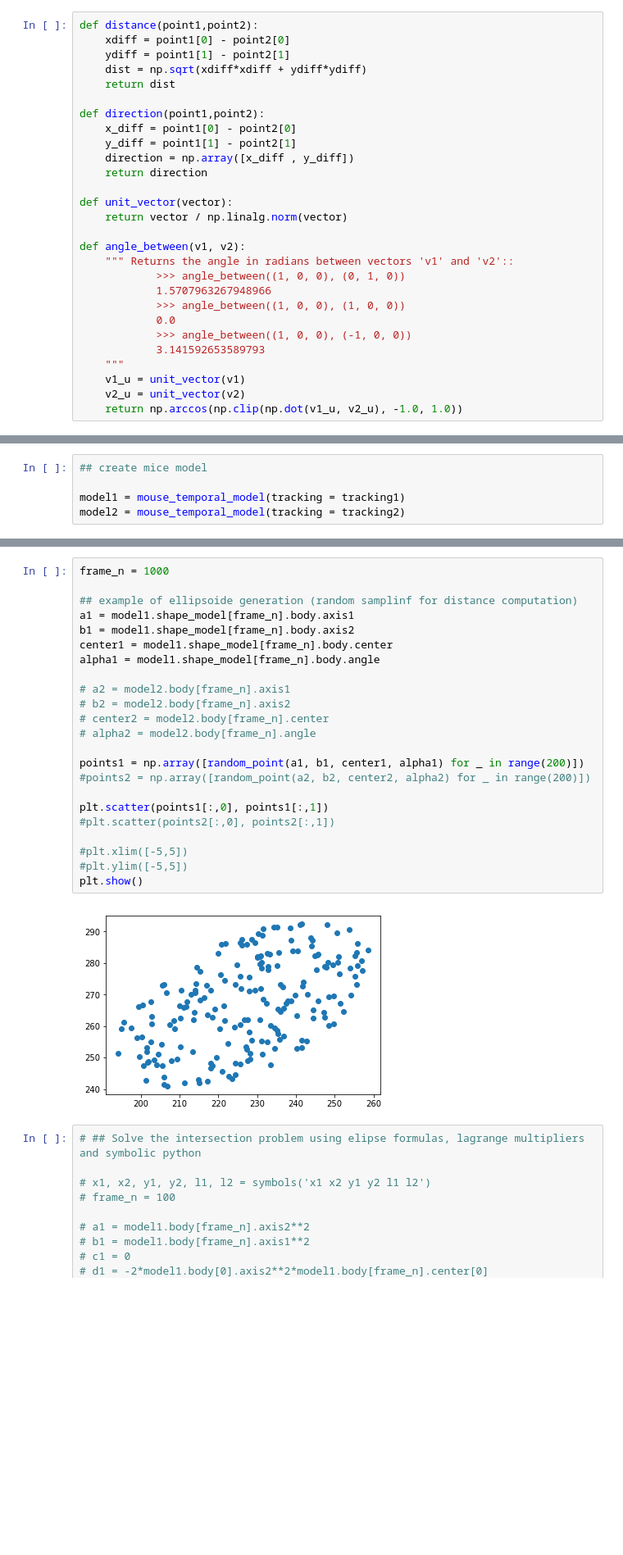
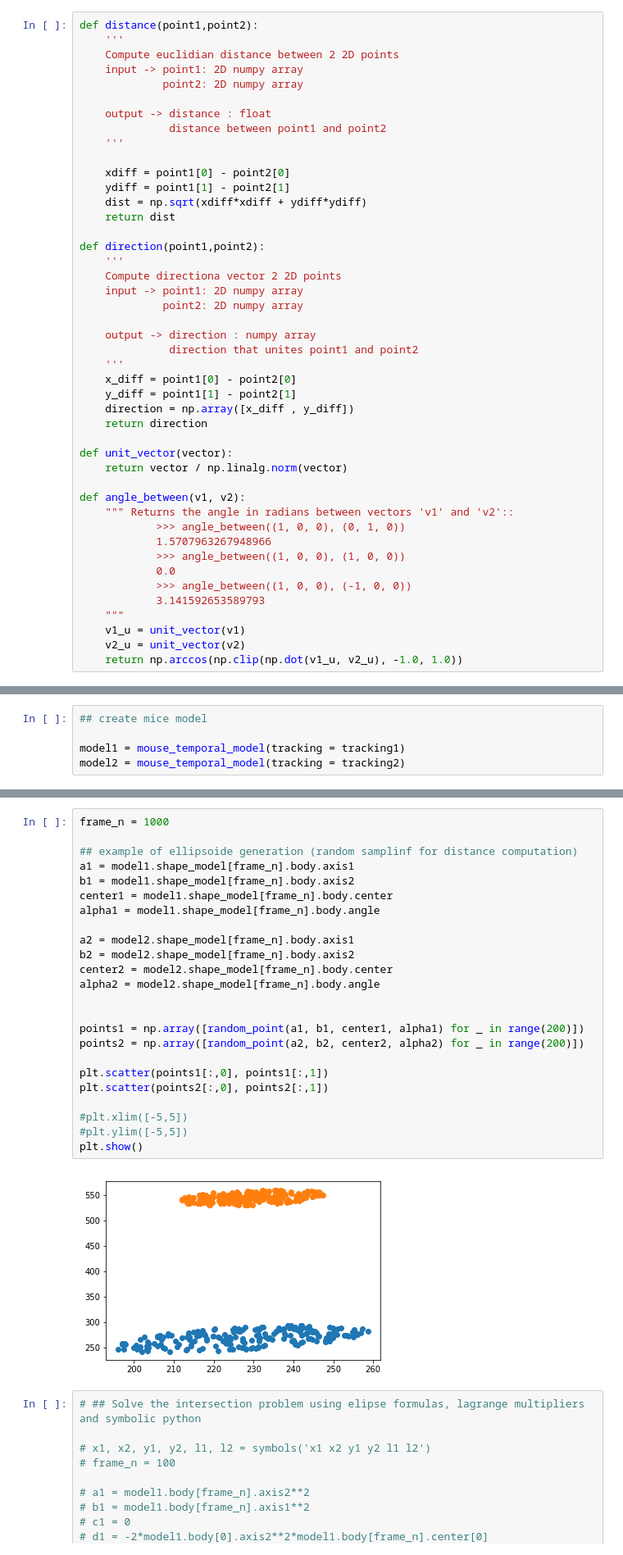
Before and after one commit to melisamc89/social_interaction, a Jupyter notebook: src/ethogram_parameters.ipynb, the cells around one changed output, grey strips where cells are left out. Shown: that part at 82% size. Cells and saved outputs as stored; diff of their text form; blank space fills up the shorter version.

```diff
--- a/src/ethogram_parameters.ipynb
+++ b/src/ethogram_parameters.ipynb
@@ -20,11 +45,28 @@ from sympy import *
 # %%
 def distance(point1,point2):
+    '''
+    Compute euclidian distance between 2 2D points
+    input -> point1: 2D numpy array
+             point2: 2D numpy array
+
+    output -> distance : float
+              distance between point1 and point2
+    '''
+
     xdiff = point1[0] - point2[0]
     ydiff = point1[1] - point2[1]
     dist = np.sqrt(xdiff*xdiff + ydiff*ydiff)
     return dist
 
 def direction(point1,point2):
+    '''
+    Compute directiona vector 2 2D points
+    input -> point1: 2D numpy array
+             point2: 2D numpy array
+
+    output -> direction : numpy array
+              direction that unites point1 and point2
+    '''
     x_diff = point1[0] - point2[0]
     y_diff = point1[1] - point2[1]
     direction = np.array([x_diff , y_diff])
@@ -373,28 +620,29 @@ print(parameters.t1t2)
 # %%
 frame_n = 1000
 
 ## example of ellipsoide generation (random samplinf for distance computation)
 a1 = model1.shape_model[frame_n].body.axis1
 b1 = model1.shape_model[frame_n].body.axis2
 center1 = model1.shape_model[frame_n].body.center
 alpha1 = model1.shape_model[frame_n].body.angle
 
-# a2 = model2.body[frame_n].axis1
-# b2 = model2.body[frame_n].axis2
-# center2 = model2.body[frame_n].center
-# alpha2 = model2.body[frame_n].angle
+a2 = model2.shape_model[frame_n].body.axis1
+b2 = model2.shape_model[frame_n].body.axis2
+center2 = model2.shape_model[frame_n].body.center
+alpha2 = model2.shape_model[frame_n].body.angle
+
 
 points1 = np.array([random_point(a1, b1, center1, alpha1) for _ in range(200)])
-#points2 = np.array([random_point(a2, b2, center2, alpha2) for _ in range(200)])
+points2 = np.array([random_point(a2, b2, center2, alpha2) for _ in range(200)])
 
 plt.scatter(points1[:,0], points1[:,1])
-#plt.scatter(points2[:,0], points2[:,1])
+plt.scatter(points2[:,0], points2[:,1])
 
 #plt.xlim([-5,5])
 #plt.ylim([-5,5])
 plt.show()
 # %% [output]
-[figure, old version]
+[figure, new version]
 # %%
 # ## Solve the intersection problem using elipse formulas, lagrange multipliers and symbolic python
 
```
Also changed, not shown: parts of 20 cells of this notebook.
